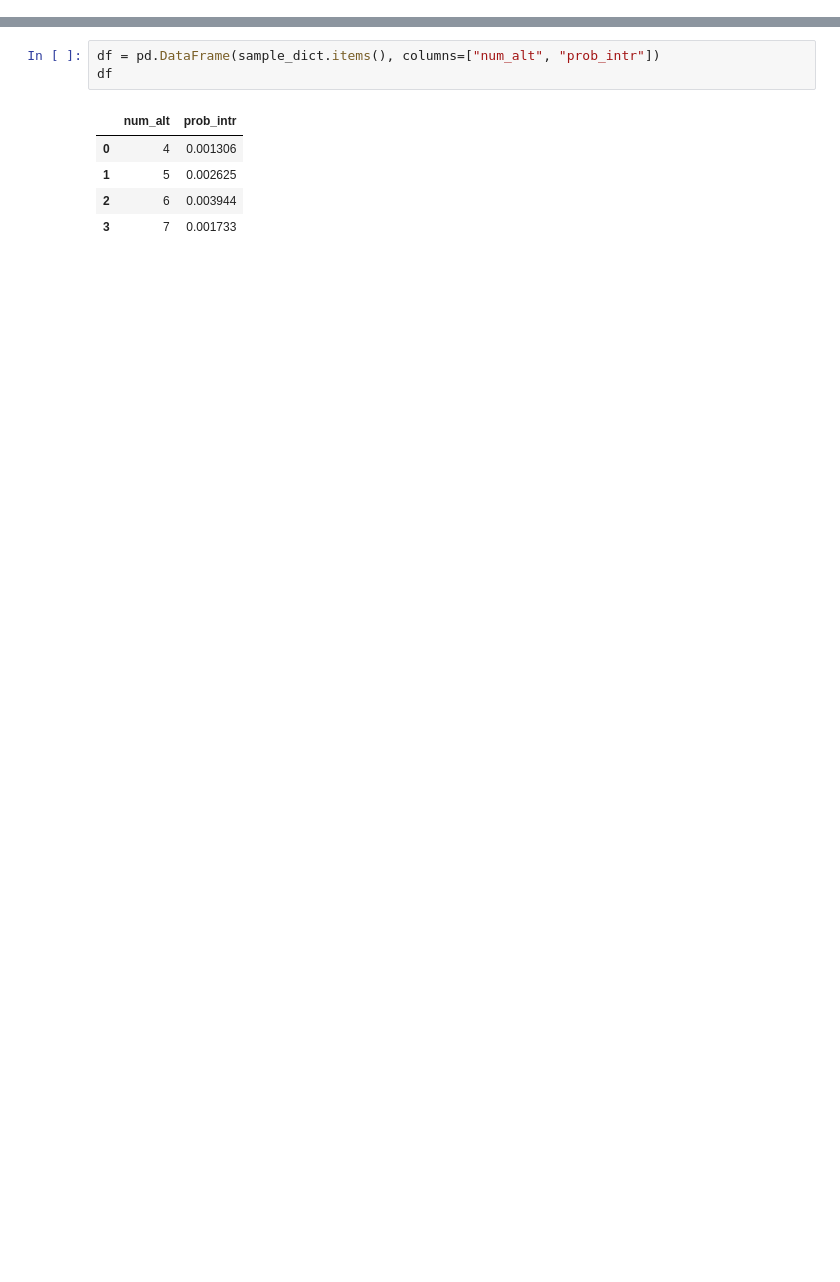
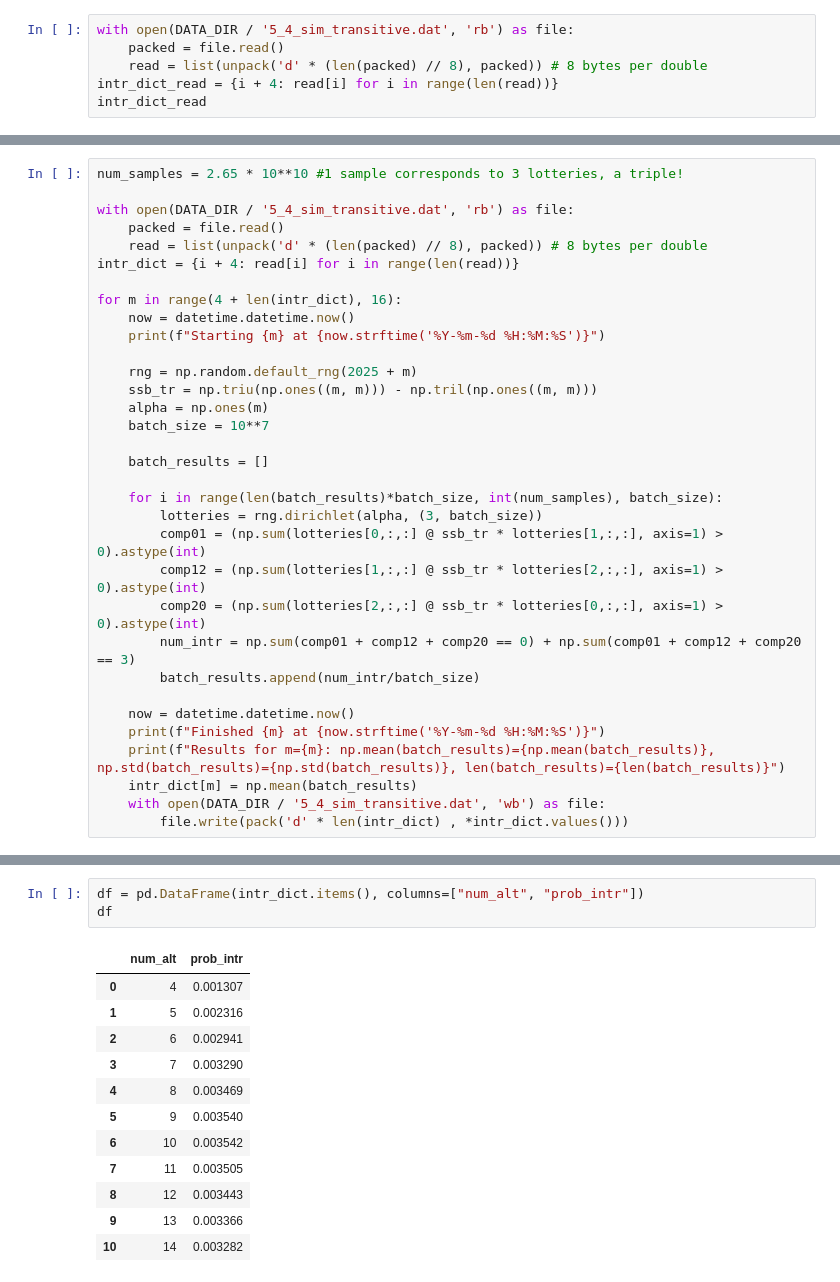
Before and after one commit to johschnee/pc-preferences, a Jupyter notebook: thesis_code/5_4_transitive_base.ipynb, the cells around one changed output, grey strips where cells are left out. Cells and saved outputs as stored; diff of their text form; blank space fills up the shorter version.

```diff
--- a/thesis_code/5_4_transitive_base.ipynb
+++ b/thesis_code/5_4_transitive_base.ipynb
@@ -12,0 +27,6 @@ from paths import FIG_DIR, DATA_DIR
+# %%
+with open(DATA_DIR / '5_4_sim_transitive.dat', 'rb') as file:
+    packed = file.read()
+    read = list(unpack('d' * (len(packed) // 8), packed)) # 8 bytes per double
+intr_dict_read = {i + 4: read[i] for i in range(len(read))}
+intr_dict_read
@@ -12,0 +35,33 @@ from paths import FIG_DIR, DATA_DIR
+# %%
+num_samples = 2.65 * 10**10 #1 sample corresponds to 3 lotteries, a triple!
+
+with open(DATA_DIR / '5_4_sim_transitive.dat', 'rb') as file:
+    packed = file.read()
+    read = list(unpack('d' * (len(packed) // 8), packed)) # 8 bytes per double
+intr_dict = {i + 4: read[i] for i in range(len(read))}
+
+for m in range(4 + len(intr_dict), 16):
+    now = datetime.datetime.now()
+    print(f"Starting {m} at {now.strftime('%Y-%m-%d %H:%M:%S')}")
+
+    rng = np.random.default_rng(2025 + m)
+    ssb_tr = np.triu(np.ones((m, m))) - np.tril(np.ones((m, m)))
+    alpha = np.ones(m)
+    batch_size = 10**7
+
+    batch_results = []
+
+    for i in range(len(batch_results)*batch_size, int(num_samples), batch_size):
+        lotteries = rng.dirichlet(alpha, (3, batch_size))
+        comp01 = (np.sum(lotteries[0,:,:] @ ssb_tr * lotteries[1,:,:], axis=1) > 0).astype(int)
+        comp12 = (np.sum(lotteries[1,:,:] @ ssb_tr * lotteries[2,:,:], axis=1) > 0).astype(int)
+        comp20 = (np.sum(lotteries[2,:,:] @ ssb_tr * lotteries[0,:,:], axis=1) > 0).astype(int)
+        num_intr = np.sum(comp01 + comp12 + comp20 == 0) + np.sum(comp01 + comp12 + comp20 == 3)
+        batch_results.append(num_intr/batch_size)
+
+    now = datetime.datetime.now()
+    print(f"Finished {m} at {now.strftime('%Y-%m-%d %H:%M:%S')}")
+    print(f"Results for m={m}: np.mean(batch_results)={np.mean(batch_results)}, np.std(batch_results)={np.std(batch_results)}, len(batch_results)={len(batch_results)}")
+    intr_dict[m] = np.mean(batch_results)
+    with open(DATA_DIR / '5_4_sim_transitive.dat', 'wb') as file:
+        file.write(pack('d' * len(intr_dict) , *intr_dict.values()))
@@ -15,12 +91,19 @@ sample_dict = {"4": 0.001306, "5": 0.002625, "6": 0.003944, "7": 0.001733}
 # %%
-df = pd.DataFrame(sample_dict.items(), columns=["num_alt", "prob_intr"])
+df = pd.DataFrame(intr_dict.items(), columns=["num_alt", "prob_intr"])
 df
 # %% [output]
 |  | num_alt | prob_intr |
-| 0 | 4 | 0.001306 |
-| 1 | 5 | 0.002625 |
-| 2 | 6 | 0.003944 |
-| 3 | 7 | 0.001733 |
+| 0 | 4 | 0.001307 |
+| 1 | 5 | 0.002316 |
+| 2 | 6 | 0.002941 |
+| 3 | 7 | 0.003290 |
+| 4 | 8 | 0.003469 |
+| 5 | 9 | 0.003540 |
+| 6 | 10 | 0.003542 |
+| 7 | 11 | 0.003505 |
+| 8 | 12 | 0.003443 |
+| 9 | 13 | 0.003366 |
+| 10 | 14 | 0.003282 |
 # %%
 sns.lineplot(x='num_alt', y='prob_intr', data=df, err_style='bars')
 # %% [output]
```
Also changed, not shown: parts of 11 cells of this notebook, 6 other files.
